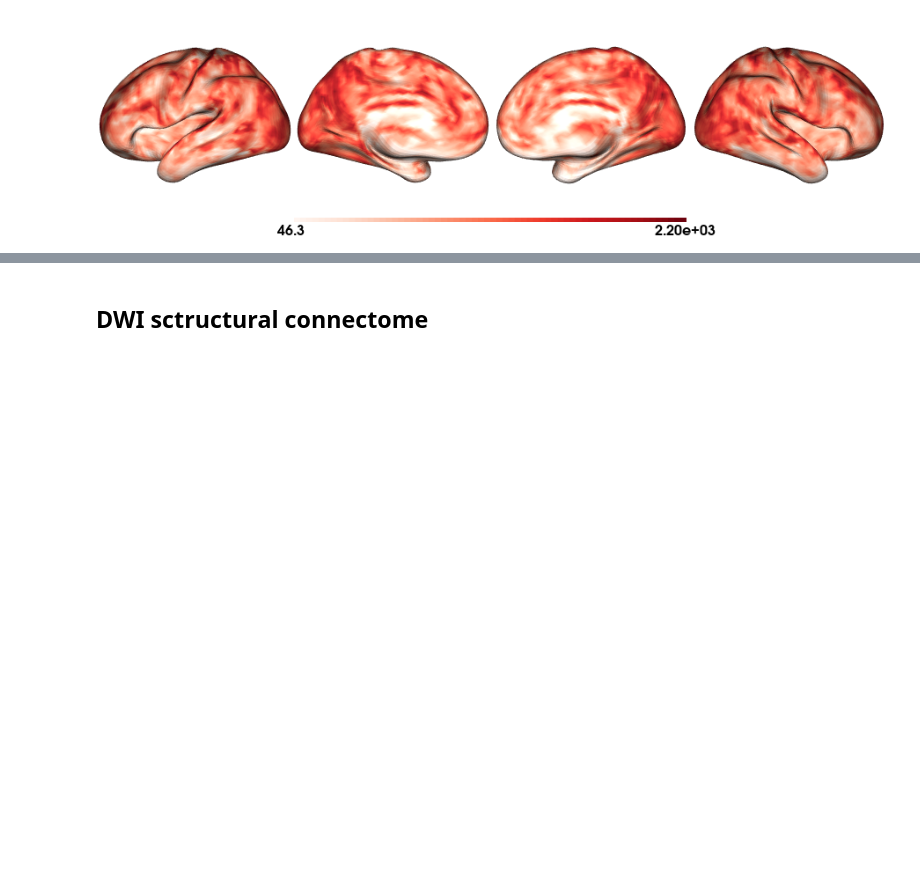
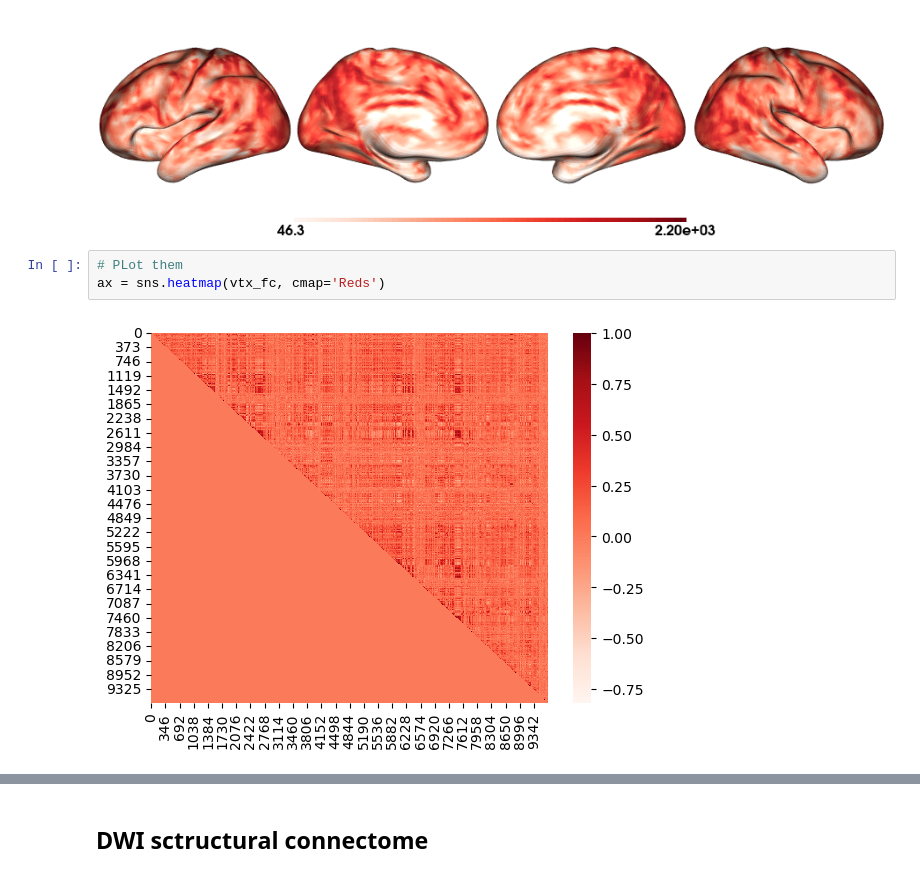
Before and after one commit to rcruces/2024_IPN_class, a Jupyter notebook: micapipe_v0.2.2_walkthrough.ipynb, the cells around one changed output, grey strips where cells are left out. Drawn from its saved outputs; the diff is of its cells as text; blank space fills up the shorter version.

```diff
--- a/micapipe_v0.2.2_walkthrough.ipynb
+++ b/micapipe_v0.2.2_walkthrough.ipynb
@@ -322,3 +325,8 @@ plot_hemispheres(c5k_lhi, c5k_rhi, array_name=vtx_fc_S, size=(900, 250), color_b
                  cmap='Reds',transparent_bg=False, color_range=None)
 # %% [output]
 [figure]
+# %%
+# PLot them
+ax = sns.heatmap(vtx_fc, cmap='Reds')
+# %% [output]
+[figure, added]
```
Also changed, not shown: parts of 3 cells of this notebook.
